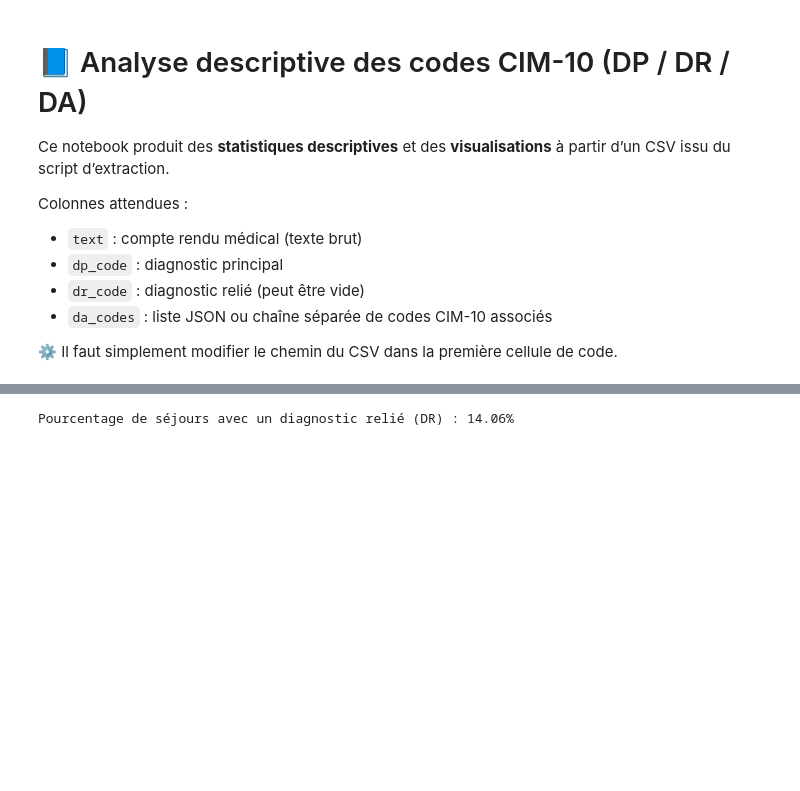
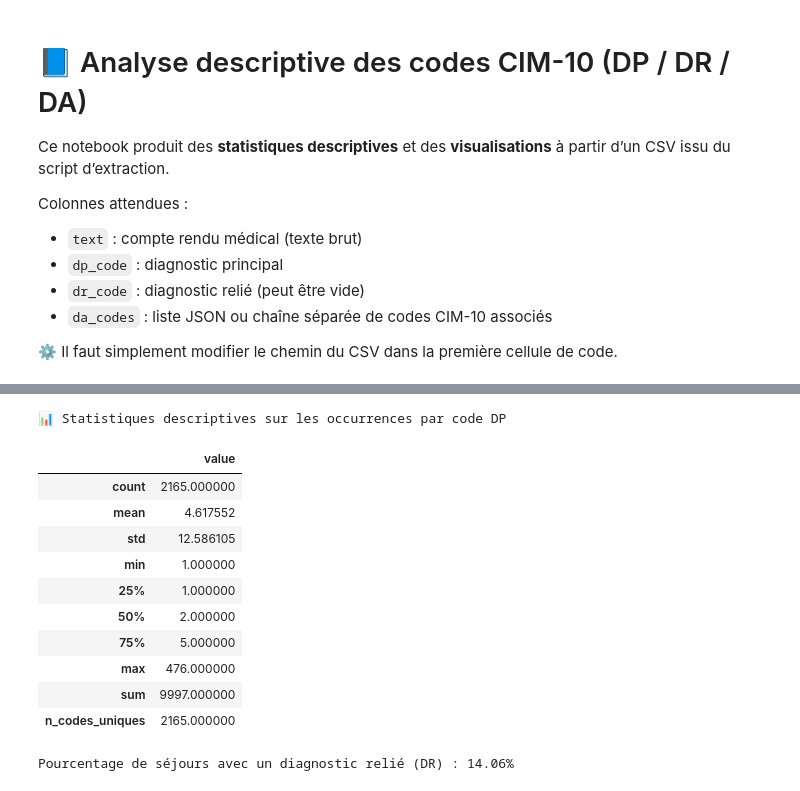
Before and after one commit to cdechaux/generated_cr, a Jupyter notebook: analyse_pmsi_codes.ipynb, the cells around one changed output, grey strips where cells are left out. Saved outputs shown, nothing was run; the diff lists cells and outputs as text; code cells hidden in the pictures; blank space fills up the shorter version.

```diff
--- a/analyse_pmsi_codes.ipynb
+++ b/analyse_pmsi_codes.ipynb
@@ -100,3 +116,27 @@ Passing `palette` without assigning `hue` is deprecated and will be removed in v
+# %%
+col_dp = "dp_code"  # adapte si ta colonne a un autre nom
+dp_counts = df[col_dp].value_counts().rename_axis("code_dp").reset_index(name="n_occurrences")
+
+stats = dp_counts["n_occurrences"].describe(percentiles=[0.25, 0.5, 0.75]).to_frame("value")
+stats.loc["sum", "value"] = dp_counts["n_occurrences"].sum()
+stats.loc["n_codes_uniques", "value"] = dp_counts.shape[0]
+
+# 4️⃣ Affiche un résumé clair
+print("📊 Statistiques descriptives sur les occurrences par code DP")
+display(stats)
+# %% [output]
+📊 Statistiques descriptives sur les occurrences par code DP
+|  | value |
+| count | 2165.000000 |
+| mean | 4.617552 |
+| std | 12.586105 |
+| min | 1.000000 |
+| 25% | 1.000000 |
+| 50% | 2.000000 |
+| 75% | 5.000000 |
+| max | 476.000000 |
+| sum | 9997.000000 |
+| n_codes_uniques | 2165.000000 |
 # %%
 has_dr = df['dr_code'].notna() & (df['dr_code'].astype(str).str.strip() != '')
 pct_with_dr = 100 * has_dr.mean()
```
Also changed, not shown: parts of 5 cells of this notebook, 8 other files.
